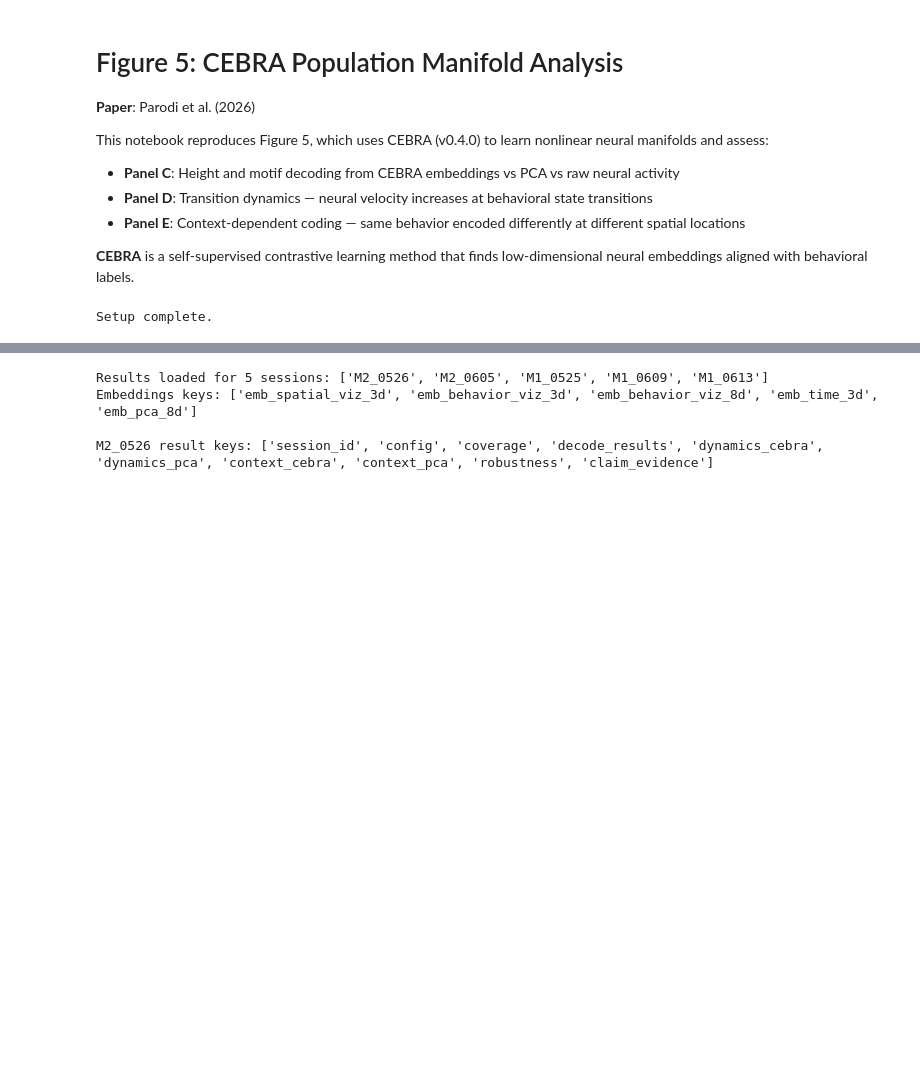
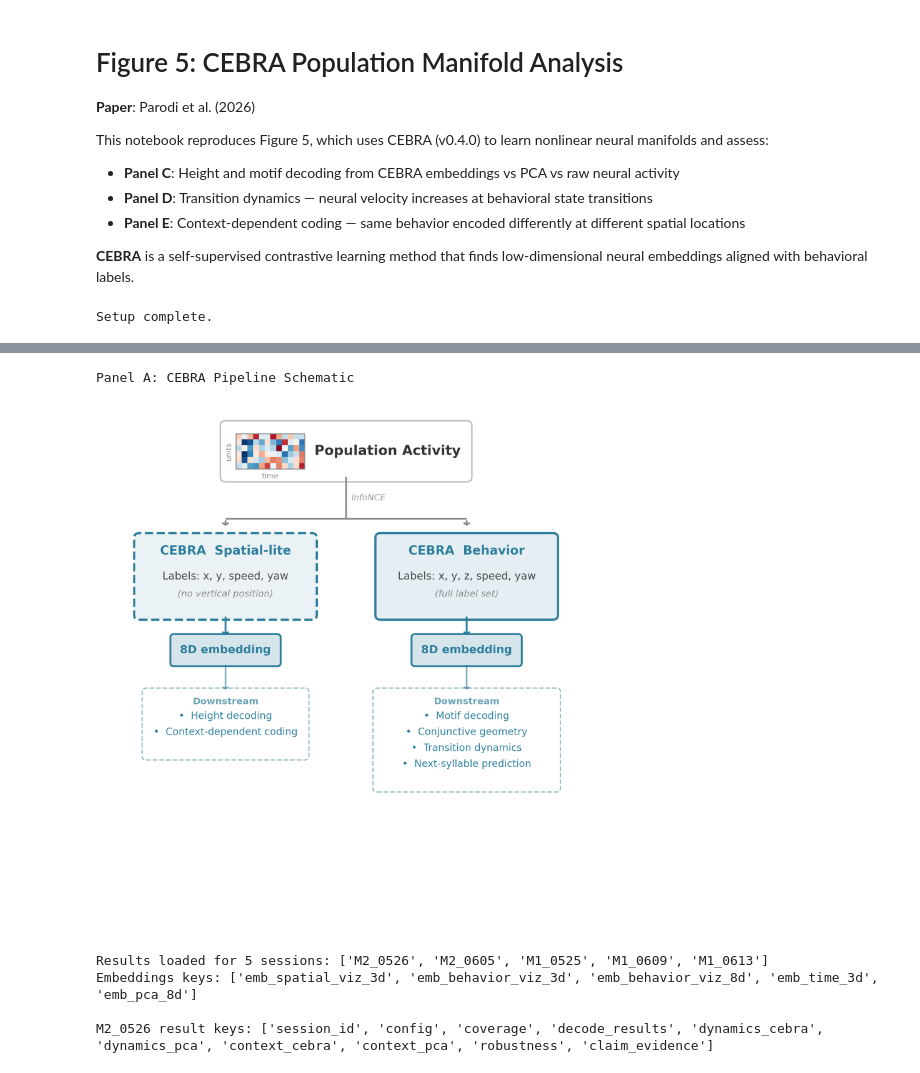
Before and after one commit to felipe-parodi/solo_mSTS_parodi2026, a Jupyter notebook: notebooks/fig5_cebra_manifold.ipynb, the cells around one changed output, grey strips where cells are left out. Cells and saved outputs as stored; diff of their text form; code cells hidden in the pictures; blank space fills up the shorter version.

```diff
--- a/notebooks/fig5_cebra_manifold.ipynb
+++ b/notebooks/fig5_cebra_manifold.ipynb
@@ -42,3 +40,10 @@ Setup complete.
+# %%
+from IPython.display import Image, display
+print("Panel A: CEBRA Pipeline Schematic")
+display(Image(filename="assets/fig5_cebra_schematic.png", width=500))
+# %% [output]
+Panel A: CEBRA Pipeline Schematic
+[figure, added]
 # %%
 # Load production data using pub_data loaders
 from freemat.single_fm.viz.pub_data import load_fig5_results, load_fig5_embeddings
```
Also changed, not shown: parts of 1 cell of this notebook, 3 other files.
